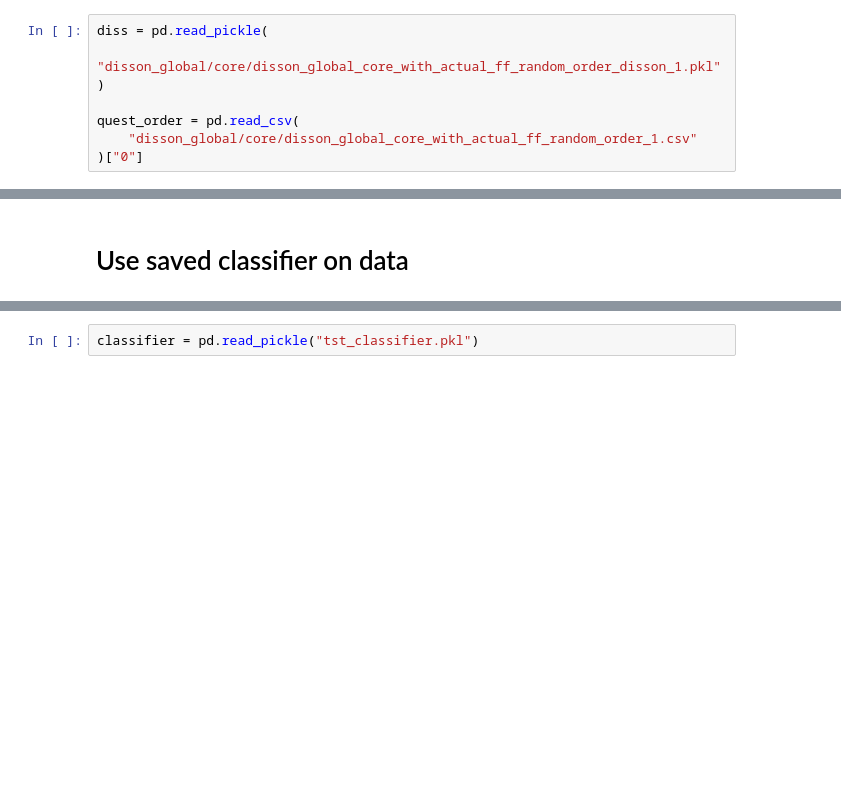
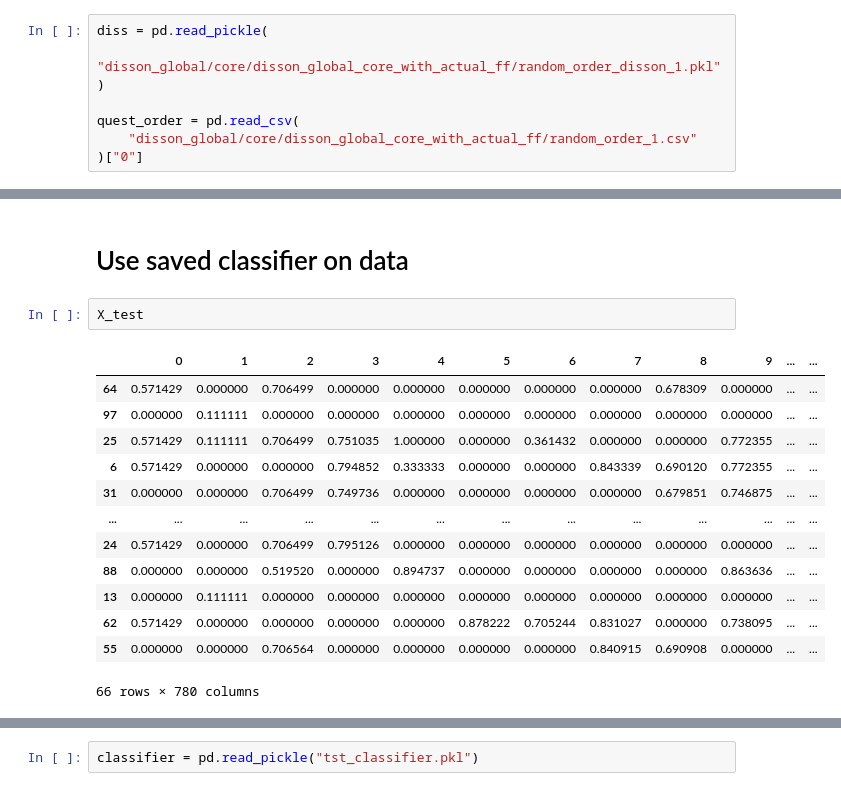
Before and after one commit to zeroknowledgediscovery/truthnet, a Jupyter notebook: notebooks/deployment.ipynb, the cells around one changed output, grey strips where cells are left out. Drawn from its saved outputs; the diff is of its cells as text; blank space fills up the shorter version.

```diff
--- a/notebooks/deployment.ipynb
+++ b/notebooks/deployment.ipynb
@@ -47,11 +47,11 @@ def _diss_dataset(dissonances, questions_asked, groups=["qsampled", "m2"]):
     return diss_dataset
 # %%
 diss = pd.read_pickle(
-    "disson_global/core/disson_global_core_with_actual_ff_random_order_disson_1.pkl"
+    "disson_global/core/disson_global_core_with_actual_ff/random_order_disson_1.pkl"
 )
 
 quest_order = pd.read_csv(
-    "disson_global/core/disson_global_core_with_actual_ff_random_order_1.csv"
+    "disson_global/core/disson_global_core_with_actual_ff/random_order_1.csv"
 )["0"]
 # %%
 groups = ["qsampled", "runif"]
@@ -97,3 +97,19 @@ r = RocCurveDisplay.from_estimator(
 pd.to_pickle(classifier, "tst_classifier.pkl")
 # %% [markdown]
 # Use saved classifier on data
+# %%
+X_test
+# %% [output]
+|  | 0 | 1 | 2 | 3 | 4 | 5 | 6 | 7 | 8 | 9 | ... | ... |
+| 64 | 0.571429 | 0.000000 | 0.706499 | 0.000000 | 0.000000 | 0.000000 | 0.000000 | 0.000000 | 0.678309 | 0.000000 | ... | ... |
+| 97 | 0.000000 | 0.111111 | 0.000000 | 0.000000 | 0.000000 | 0.000000 | 0.000000 | 0.000000 | 0.000000 | 0.000000 | ... | ... |
+| 25 | 0.571429 | 0.111111 | 0.706499 | 0.751035 | 1.000000 | 0.000000 | 0.361432 | 0.000000 | 0.000000 | 0.772355 | ... | ... |
+| 6 | 0.571429 | 0.000000 | 0.000000 | 0.794852 | 0.333333 | 0.000000 | 0.000000 | 0.843339 | 0.690120 | 0.772355 | ... | ... |
+| 31 | 0.000000 | 0.000000 | 0.706499 | 0.749736 | 0.000000 | 0.000000 | 0.000000 | 0.000000 | 0.679851 | 0.746875 | ... | ... |
+| ... | ... | ... | ... | ... | ... | ... | ... | ... | ... | ... | ... | ... |
+| 24 | 0.571429 | 0.000000 | 0.706499 | 0.795126 | 0.000000 | 0.000000 | 0.000000 | 0.000000 | 0.000000 | 0.000000 | ... | ... |
+| 88 | 0.000000 | 0.000000 | 0.519520 | 0.000000 | 0.894737 | 0.000000 | 0.000000 | 0.000000 | 0.000000 | 0.863636 | ... | ... |
+| 13 | 0.000000 | 0.111111 | 0.000000 | 0.000000 | 0.000000 | 0.000000 | 0.000000 | 0.000000 | 0.000000 | 0.000000 | ... | ... |
+| 62 | 0.571429 | 0.000000 | 0.000000 | 0.000000 | 0.000000 | 0.878222 | 0.705244 | 0.831027 | 0.000000 | 0.738095 | ... | ... |
+| 55 | 0.000000 | 0.000000 | 0.706564 | 0.000000 | 0.000000 | 0.000000 | 0.000000 | 0.840915 | 0.690908 | 0.000000 | ... | ... |
+66 rows × 780 columns
```
Also changed, not shown: parts of 7 cells of this notebook, 1 other file.
